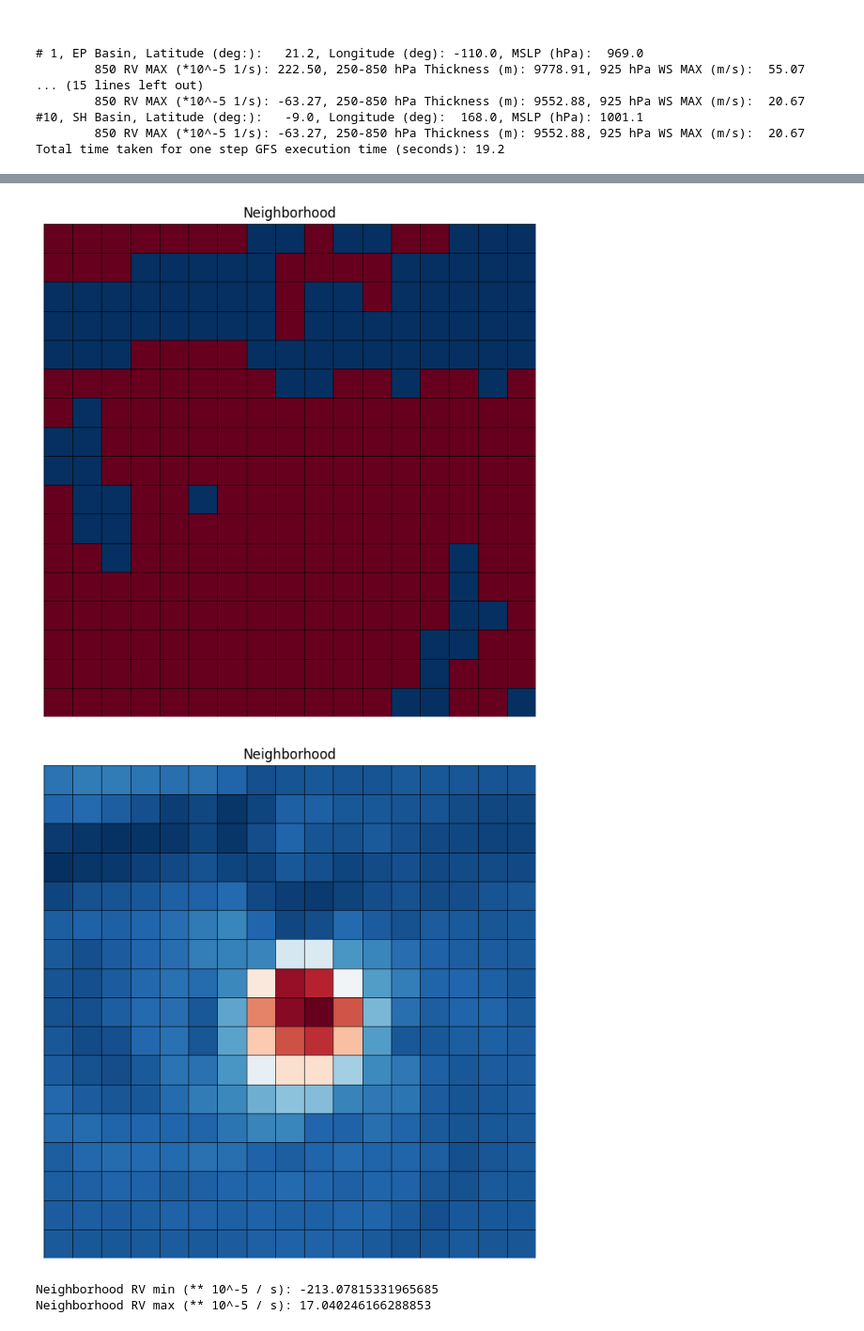
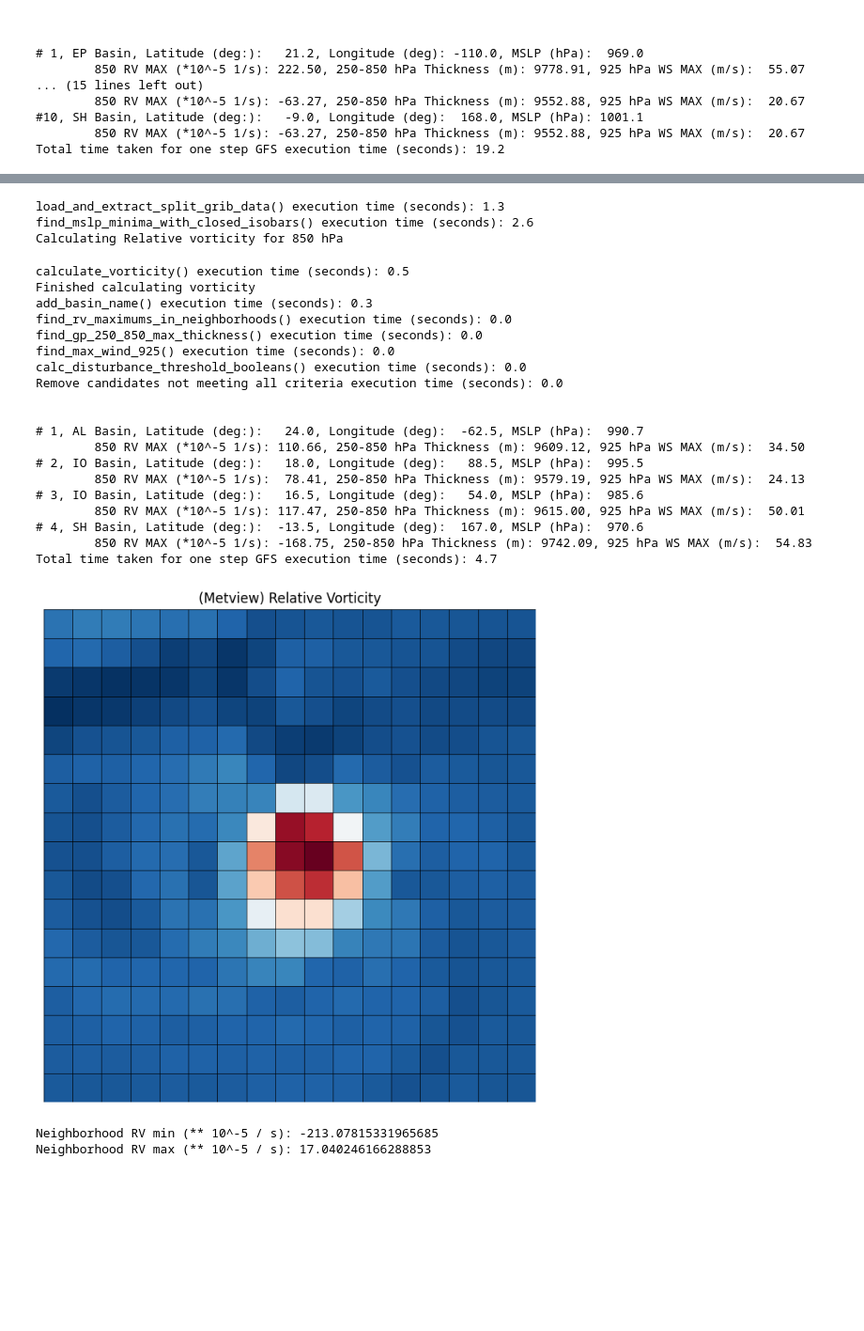
Before and after one commit to JRPdata/cyclone_genesis, a Jupyter notebook: cyclone-genesis.ipynb, the cells around one changed output, grey strips where cells are left out. Shown at 94% size. Cells and saved outputs as stored; diff of their text form; code cells hidden in the pictures; blank space fills up the shorter version.

Commit message:
Refactored example and Computed GEMPAK vorticity for GFS 0.5 and GFS 0.25 deg example (TC Lola 2023) for comparison

```diff
--- a/cyclone-genesis.ipynb
+++ b/cyclone-genesis.ipynb
@@ -1278 +1233,46 @@ Total time taken for one step GFS execution time (seconds): 4.7
+# %%
+### TEST FOR SH (Lola) (gfs.20231021)
+# Get the current time before executing the code
+debug_timing()
+
+grib_files = [
+    '/home/db/metview/JRPdata/gfs2/gfs.t00z.pgrb2.0p50.f072_hgt_250_mb.grib2',
+    '/home/db/metview/JRPdata/gfs2/gfs.t00z.pgrb2.0p50.f072_hgt_850_mb.grib2',
+    '/home/db/metview/JRPdata/gfs2/gfs.t00z.pgrb2.0p50.f072_prmsl_mean_sea_level.grib2',
+    '/home/db/metview/JRPdata/gfs2/gfs.t00z.pgrb2.0p50.f072_ugrd_10_m_above_ground.grib2',
+    '/home/db/metview/JRPdata/gfs2/gfs.t00z.pgrb2.0p50.f072_ugrd_850_mb.grib2',
+    '/home/db/metview/JRPdata/gfs2/gfs.t00z.pgrb2.0p50.f072_ugrd_925_mb.grib2',
+    '/home/db/metview/JRPdata/gfs2/gfs.t00z.pgrb2.0p50.f072_vgrd_10_m_above_ground.grib2',
+    '/home/db/metview/JRPdata/gfs2/gfs.t00z.pgrb2.0p50.f072_vgrd_850_mb.grib2',
+    '/home/db/metview/JRPdata/gfs2/gfs.t00z.pgrb2.0p50.f072_vgrd_925_mb.grib2'
+]
+
+model_name = 'GFS'
+candidates8 = get_disturbance_candidates_from_split_gribs(grib_files, model_name)
+print_candidates(candidates8)
+
+debug_timing(f'Total time taken for one step {model_name}')
+# %% [output]
+load_and_extract_split_grib_data() execution time (seconds): 1.3
+find_mslp_minima_with_closed_isobars() execution time (seconds): 2.6
+Calculating Relative vorticity for 850 hPa
+calculate_vorticity() execution time (seconds): 0.5
+Finished calculating vorticity
+add_basin_name() execution time (seconds): 0.3
+find_rv_maximums_in_neighborhoods() execution time (seconds): 0.0
+find_gp_250_850_max_thickness() execution time (seconds): 0.0
+find_max_wind_925() execution time (seconds): 0.0
+calc_disturbance_threshold_booleans() execution time (seconds): 0.0
+Remove candidates not meeting all criteria execution time (seconds): 0.0
+
+
+# 1, AL Basin, Latitude (deg:):   24.0, Longitude (deg):  -62.5, MSLP (hPa):  990.7
+        850 RV MAX (*10^-5 1/s): 110.66, 250-850 hPa Thickness (m): 9609.12, 925 hPa WS MAX (m/s):  34.50
+# 2, IO Basin, Latitude (deg:):   18.0, Longitude (deg):   88.5, MSLP (hPa):  995.5
+        850 RV MAX (*10^-5 1/s):  78.41, 250-850 hPa Thickness (m): 9579.19, 925 hPa WS MAX (m/s):  24.13
+# 3, IO Basin, Latitude (deg:):   16.5, Longitude (deg):   54.0, MSLP (hPa):  985.6
+        850 RV MAX (*10^-5 1/s): 117.47, 250-850 hPa Thickness (m): 9615.00, 925 hPa WS MAX (m/s):  50.01
+# 4, SH Basin, Latitude (deg:):  -13.5, Longitude (deg):  167.0, MSLP (hPa):  970.6
+        850 RV MAX (*10^-5 1/s): -168.75, 250-850 hPa Thickness (m): 9742.09, 925 hPa WS MAX (m/s):  54.83
+Total time taken for one step GFS execution time (seconds): 4.7
 # %%
@@ -1280,65 +1331,54 @@ Total time taken for one step GFS execution time (seconds): 4.7
 # %%
+import metview as mv
 import xarray as xr
 grbu_path = '/home/db/metview/JRPdata/gfs2/gfs.t00z.pgrb2.0p25.f072_ugrd_850_mb.grib2'
 grbv_path ='/home/db/metview/JRPdata/gfs2/gfs.t00z.pgrb2.0p25.f072_vgrd_850_mb.grib2'
 
 grb = pygrib.open(grbu_path)[1]
 lats,lons = grb.latlons()
-u_wind_850 = grb.values
-grb = pygrib.open(grbv_path)[1]
-lats,lons = grb.latlons()
-v_wind_850 = grb.values
 res = grb['iDirectionIncrementInDegrees']
 
-xu_wind_850 = xr.open_dataset(grbu_path, engine="cfgrib",filter_by_keys={'typeOfLevel': 'isobaricInhPa'})
-xv_wind_850 = xr.open_dataset(grbv_path, engine="cfgrib",filter_by_keys={'typeOfLevel': 'isobaricInhPa'})
-
-import metview as mv
 ug = mv.read(grbu_path)
 vg = mv.read(grbv_path)
 
 xu = ug.to_dataset()
 xv = vg.to_dataset()
-#vort_fieldset = mv.vorticity(xu,xv,mode='felem')
 vort_fieldset = mv.vorticity(xu,xv)
 
 vort_850 = vort_fieldset.to_dataset()['vo'].to_masked_array()
 masked_vort_850 = vort_850
 
-# cyclone genesis was predicted at:
-#-13.5, 167
-
-x = int((1/res)*(90-(-13.5)))
-y = int((1/res)*(0+(167.0)))
+x = int((1/res)*(90-lat))
+y = int((1/res)*(0+lon))
 
 neighborhood_size = calculate_neighborhood_size(2, res)
 
 #rv = masked_vort_850.filled()[0]
 rv = vort_850
 # Extract the neighborhood for the current candidate
 x_min = x - neighborhood_size
 x_max = x + neighborhood_size + 1
 y_min = y - neighborhood_size
 y_max = y + neighborhood_size + 1
 
 in_bounds = ((x_min >= 0) and
     (x_max <= rv.shape[0]) and
     (y_min >= 0) and
     (y_max <= rv.shape[1]))
 
 if in_bounds:
     # the normal case (not edges of array)
     neighborhood = rv[x_min:x_max, y_min:y_max]
 else:
     # handle indices at the boundaries
     neighborhood = extract_2d_neighborhood(rv, (x, y), neighborhood_size)
 
-create_image(neighborhood, 'Neighborhood')
-create_image(neighborhood, 'Neighborhood', rv_to_sign = False)
+#create_image(neighborhood, 'Positive | Negative Relative Vorticity')
+create_image(neighborhood, '(Metview) Relative Vorticity', rv_to_sign = False)
+# GEMPAK yields -213.1 (no further precision)
 print("Neighborhood RV min (** 10^-5 / s):", neighborhood.min() * np.power(10.0,5))
 print("Neighborhood RV max (** 10^-5 / s):", neighborhood.max() * np.power(10.0,5))
 # %% [output]
-[figure, old version]
+[figure, new version]
-[figure, removed]
 Neighborhood RV min (** 10^-5 / s): -213.07815331965685
 Neighborhood RV max (** 10^-5 / s): 17.040246166288853
```
Also changed, not shown: parts of 5 cells of this notebook.
